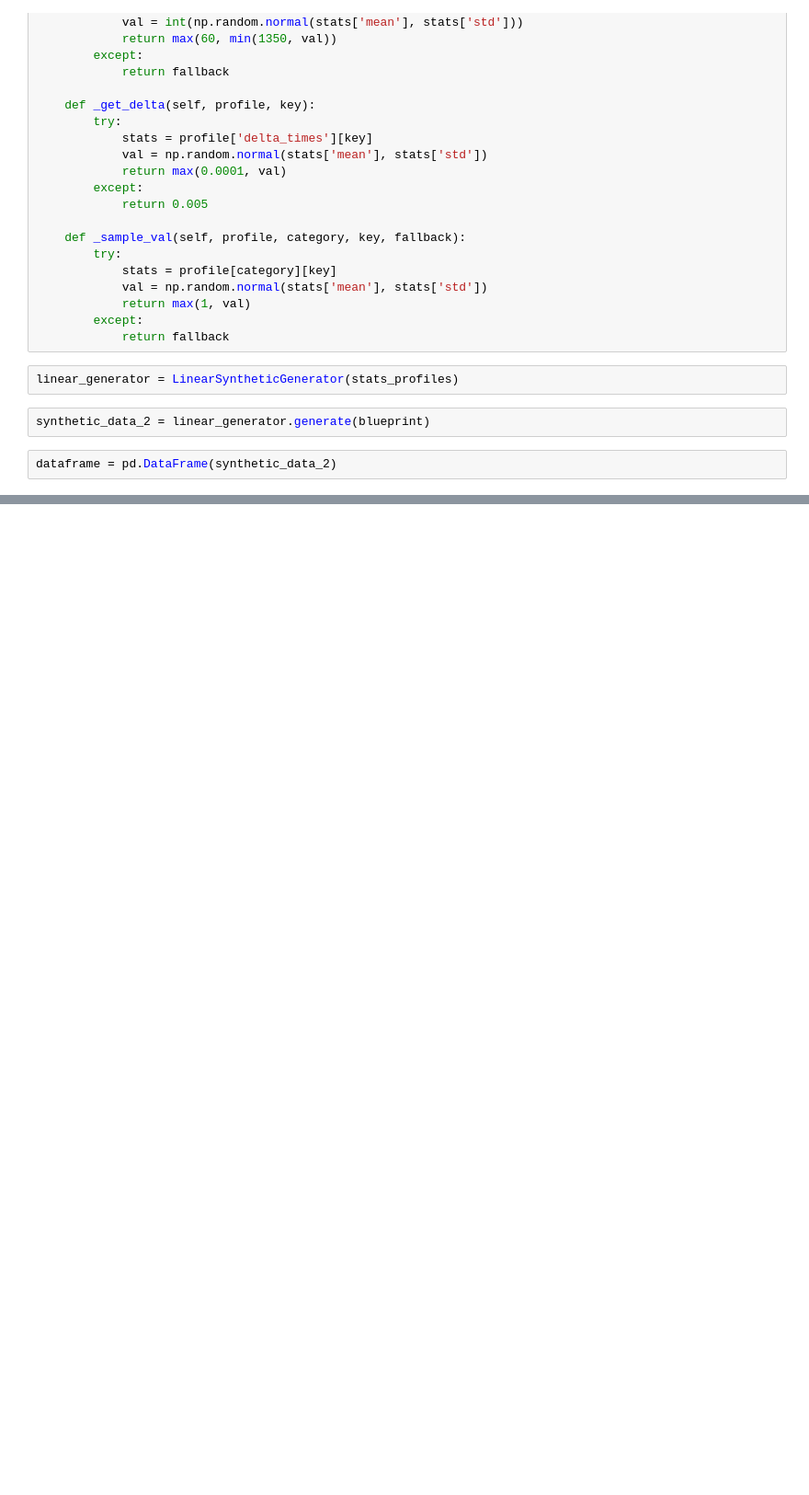
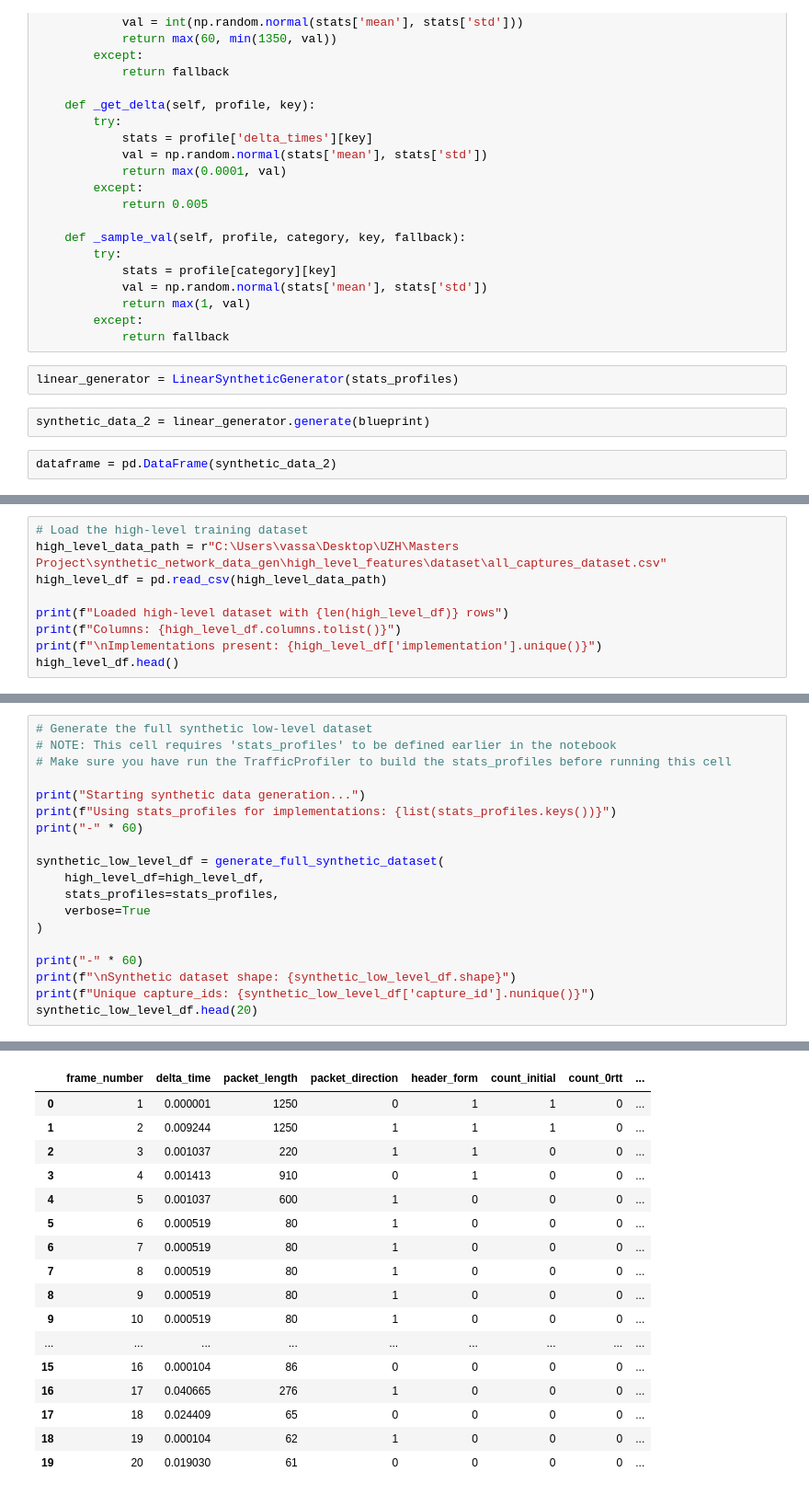
Before and after one commit to imets01/synthetic_network_data_gen, a Jupyter notebook: low_level_features/baseline_model/baseline_low_level_data_generation.ipynb, the cells around one changed output, grey strips where cells are left out. Shown at 92% size. Saved outputs shown, nothing was run; the diff lists cells and outputs as text; blank space fills up the shorter version.

Commit message:
low level baseline data generation

```diff
--- a/low_level_features/baseline_model/baseline_low_level_data_generation.ipynb
+++ b/low_level_features/baseline_model/baseline_low_level_data_generation.ipynb
@@ -1870,0 +1827,9 @@ dataframe
+# %%
+# Load the high-level training dataset
+high_level_data_path = r"C:\Users\vassa\Desktop\UZH\Masters Project\synthetic_network_data_gen\high_level_features\dataset\all_captures_dataset.csv"
+high_level_df = pd.read_csv(high_level_data_path)
+
+print(f"Loaded high-level dataset with {len(high_level_df)} rows")
+print(f"Columns: {high_level_df.columns.tolist()}")
+print(f"\nImplementations present: {high_level_df['implementation'].unique()}")
+high_level_df.head()
@@ -1870,0 +1975,20 @@ dataframe
+# %%
+# Generate the full synthetic low-level dataset
+# NOTE: This cell requires 'stats_profiles' to be defined earlier in the notebook
+# Make sure you have run the TrafficProfiler to build the stats_profiles before running this cell
+
+print("Starting synthetic data generation...")
+print(f"Using stats_profiles for implementations: {list(stats_profiles.keys())}")
+print("-" * 60)
+
+synthetic_low_level_df = generate_full_synthetic_dataset(
+    high_level_df=high_level_df,
+    stats_profiles=stats_profiles,
+    verbose=True
+)
+
+print("-" * 60)
+print(f"\nSynthetic dataset shape: {synthetic_low_level_df.shape}")
+print(f"Unique capture_ids: {synthetic_low_level_df['capture_id'].nunique()}")
+synthetic_low_level_df.head(20)
+# %% [output]
@@ -1870,0 +2012,17 @@ dataframe
+|  | frame_number | delta_time | packet_length | packet_direction | header_form | count_initial | count_0rtt | ... |
+| 0 | 1 | 0.000001 | 1250 | 0 | 1 | 1 | 0 | ... |
+| 1 | 2 | 0.009244 | 1250 | 1 | 1 | 1 | 0 | ... |
+| 2 | 3 | 0.001037 | 220 | 1 | 1 | 0 | 0 | ... |
+| 3 | 4 | 0.001413 | 910 | 0 | 1 | 0 | 0 | ... |
+| 4 | 5 | 0.001037 | 600 | 1 | 0 | 0 | 0 | ... |
+| 5 | 6 | 0.000519 | 80 | 1 | 0 | 0 | 0 | ... |
+| 6 | 7 | 0.000519 | 80 | 1 | 0 | 0 | 0 | ... |
+| 7 | 8 | 0.000519 | 80 | 1 | 0 | 0 | 0 | ... |
+| 8 | 9 | 0.000519 | 80 | 1 | 0 | 0 | 0 | ... |
+| 9 | 10 | 0.000519 | 80 | 1 | 0 | 0 | 0 | ... |
+| ... | ... | ... | ... | ... | ... | ... | ... | ... |
+| 15 | 16 | 0.000104 | 86 | 0 | 0 | 0 | 0 | ... |
+| 16 | 17 | 0.040665 | 276 | 1 | 0 | 0 | 0 | ... |
+| 17 | 18 | 0.024409 | 65 | 0 | 0 | 0 | 0 | ... |
+| 18 | 19 | 0.000104 | 62 | 1 | 0 | 0 | 0 | ... |
+| 19 | 20 | 0.019030 | 61 | 0 | 0 | 0 | 0 | ... |
```
Also changed, not shown: parts of 13 cells of this notebook, 1 other file.
